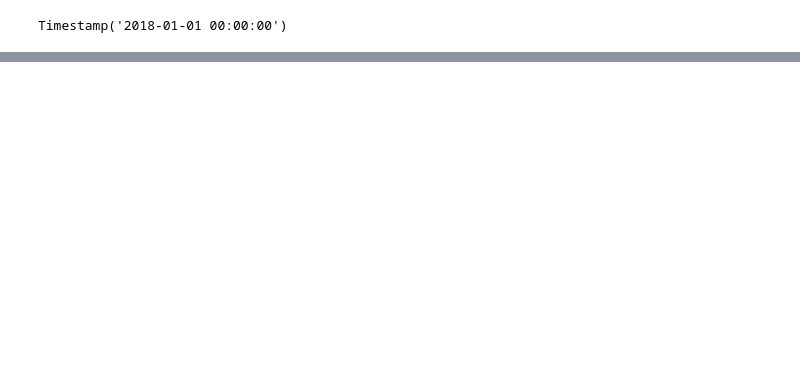
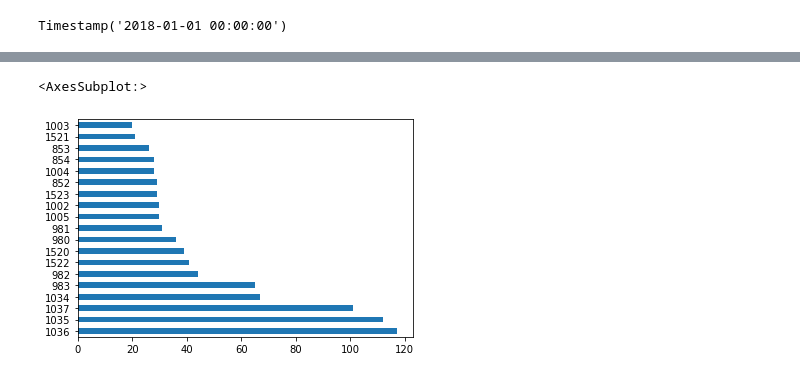
Before and after one commit to leonardodamata/Analise_Dados_com_Python_Pandas, a Jupyter notebook: Trabalhando_com_Planilhas_do_Excel_e_com_Data.ipynb, the cells around one changed output, grey strips where cells are left out. Drawn from its saved outputs; the diff is of its cells as text; code cells hidden in the pictures; blank space fills up the shorter version.

```diff
--- a/Trabalhando_com_Planilhas_do_Excel_e_com_Data.ipynb
+++ b/Trabalhando_com_Planilhas_do_Excel_e_com_Data.ipynb
@@ -326,0 +356,6 @@ vendas_marco_19 = df.loc[(df["Data"].dt.year == 2019) & (df["Data"].dt.month ==
+# %%
+# Gráfico de Barras Horizontais
+df["LojaID"].value_counts().plot.barh()
+# %% [output]
+<AxesSubplot:>
+[figure, added]
```
Also changed, not shown: parts of 26 cells of this notebook, 3 other files.
